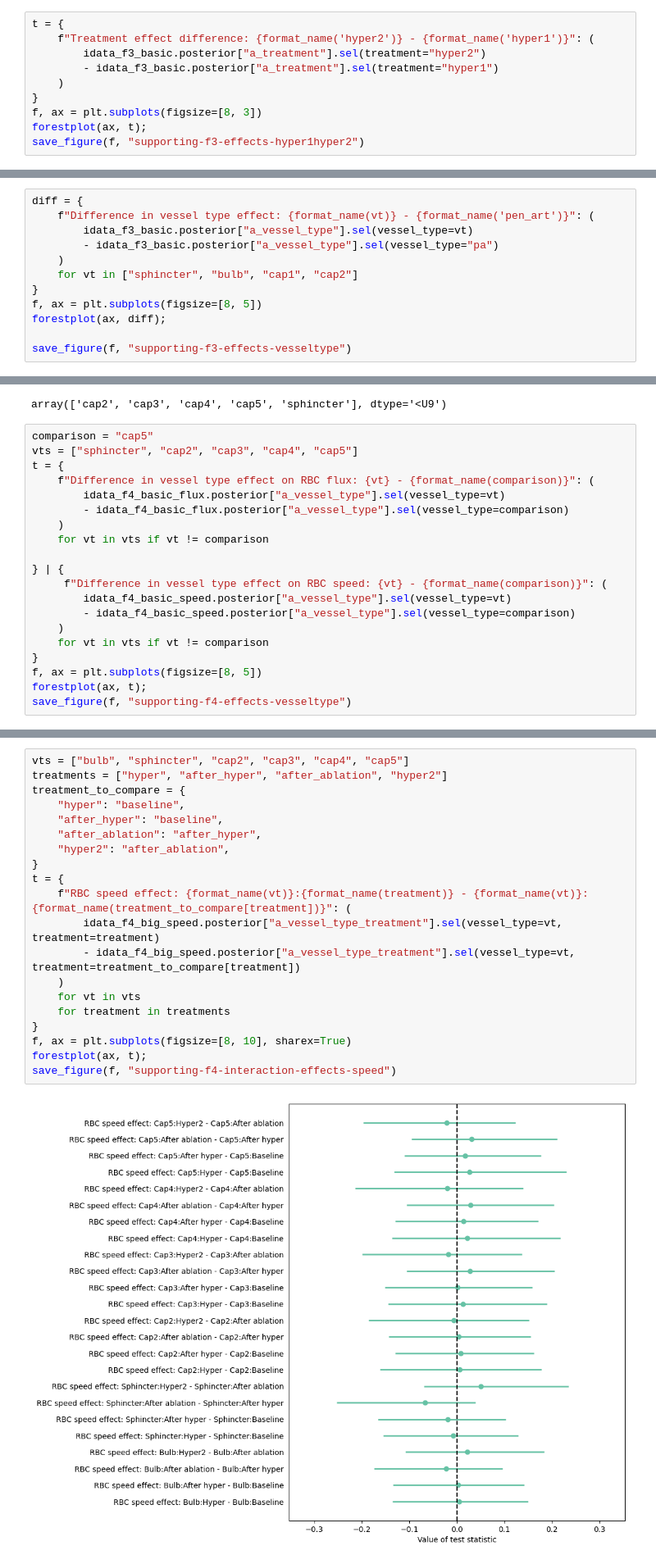
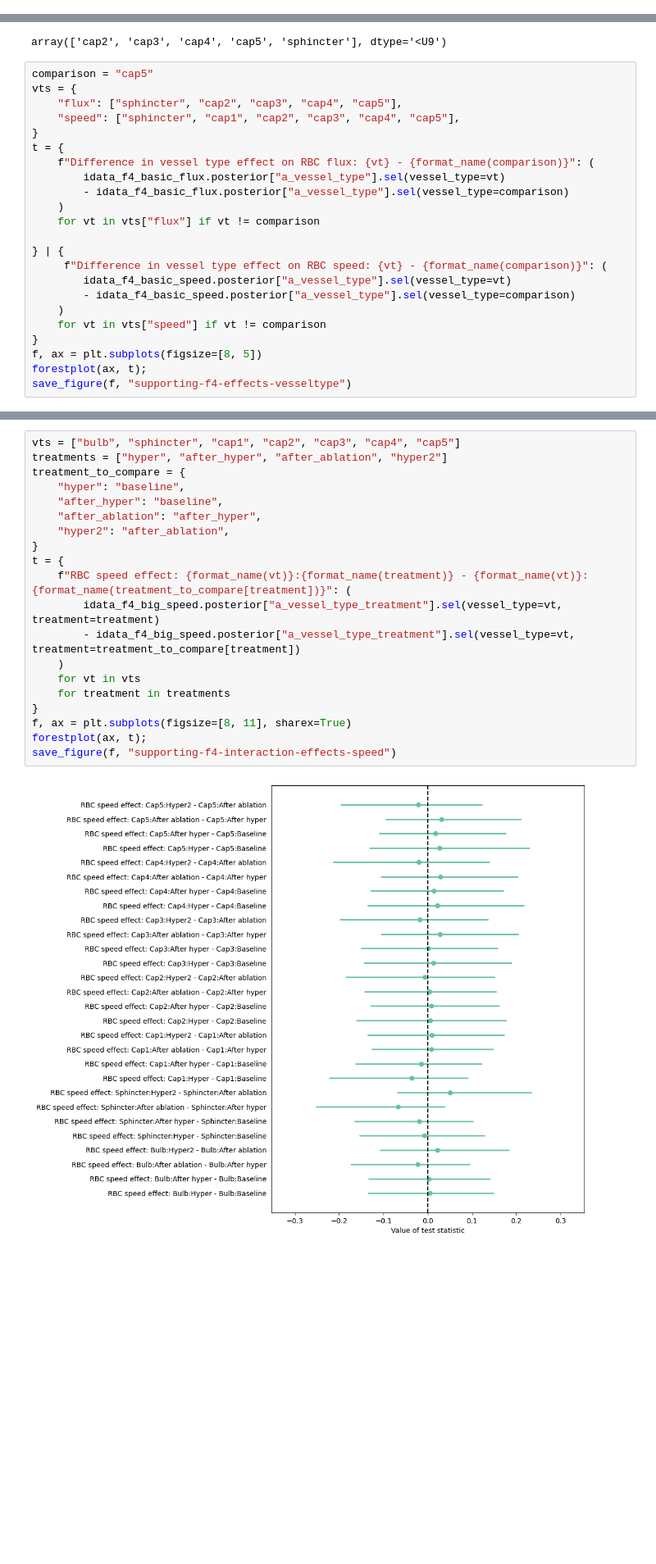
Before and after one commit to teddygroves/sphincter, a Jupyter notebook: sphincter/Supporting figures.ipynb, the cells around one changed output, grey strips where cells are left out. Shown at 82% size. Cells and saved outputs as stored; diff of their text form; blank space fills up the shorter version.

Commit message:
Supporting figure corrections

```diff
--- a/sphincter/Supporting figures.ipynb
+++ b/sphincter/Supporting figures.ipynb
@@ -243,12 +282,2 @@ save_figure(f, "supporting-f3-effects-age")
 # %% [output]
 [figure]
-# %%
-t = {
-    f"Treatment effect difference: {format_name('hyper2')} - {format_name('hyper1')}": (
-        idata_f3_basic.posterior["a_treatment"].sel(treatment="hyper2")
-        - idata_f3_basic.posterior["a_treatment"].sel(treatment="hyper1")
-    )
-}
-f, ax = plt.subplots(figsize=[8, 3])
-forestplot(ax, t);
-save_figure(f, "supporting-f3-effects-hyper1hyper2")
@@ -257,12 +283,0 @@ save_figure(f, "supporting-f3-effects-hyper1hyper2")
-# %%
-diff = {
-    f"Difference in vessel type effect: {format_name(vt)} - {format_name('pen_art')}": (
-        idata_f3_basic.posterior["a_vessel_type"].sel(vessel_type=vt)
-        - idata_f3_basic.posterior["a_vessel_type"].sel(vessel_type="pa")
-    )
-    for vt in ["sphincter", "bulb", "cap1", "cap2"]
-}
-f, ax = plt.subplots(figsize=[8, 5])
-forestplot(ax, diff);
-
-save_figure(f, "supporting-f3-effects-vesseltype")
@@ -326,20 +354,23 @@ idata_f4_basic_flux.posterior.coords["vessel_type"].values
 array(['cap2', 'cap3', 'cap4', 'cap5', 'sphincter'], dtype='<U9')
 # %%
 comparison = "cap5"
-vts = ["sphincter", "cap2", "cap3", "cap4", "cap5"]
+vts = {
+    "flux": ["sphincter", "cap2", "cap3", "cap4", "cap5"],
+    "speed": ["sphincter", "cap1", "cap2", "cap3", "cap4", "cap5"],
+}
 t = {
     f"Difference in vessel type effect on RBC flux: {vt} - {format_name(comparison)}": (
         idata_f4_basic_flux.posterior["a_vessel_type"].sel(vessel_type=vt)
         - idata_f4_basic_flux.posterior["a_vessel_type"].sel(vessel_type=comparison)
     )
-    for vt in vts if vt != comparison
+    for vt in vts["flux"] if vt != comparison
 
 } | {
      f"Difference in vessel type effect on RBC speed: {vt} - {format_name(comparison)}": (
         idata_f4_basic_speed.posterior["a_vessel_type"].sel(vessel_type=vt)
         - idata_f4_basic_speed.posterior["a_vessel_type"].sel(vessel_type=comparison)
     )
-    for vt in vts if vt != comparison
+    for vt in vts["speed"] if vt != comparison
 }
 f, ax = plt.subplots(figsize=[8, 5])
 forestplot(ax, t);
@@ -361,27 +392,27 @@ save_figure(f, "supporting-f4-sds")
 # %% [output]
 [figure]
 # %%
-vts = ["bulb", "sphincter", "cap2", "cap3", "cap4", "cap5"]
+vts = ["bulb", "sphincter", "cap1", "cap2", "cap3", "cap4", "cap5"]
 treatments = ["hyper", "after_hyper", "after_ablation", "hyper2"]
 treatment_to_compare = {
     "hyper": "baseline",
     "after_hyper": "baseline",
     "after_ablation": "after_hyper",
     "hyper2": "after_ablation",
 }
 t = {
     f"RBC speed effect: {format_name(vt)}:{format_name(treatment)} - {format_name(vt)}:{format_name(treatment_to_compare[treatment])}": (
         idata_f4_big_speed.posterior["a_vessel_type_treatment"].sel(vessel_type=vt, treatment=treatment)
         - idata_f4_big_speed.posterior["a_vessel_type_treatment"].sel(vessel_type=vt, treatment=treatment_to_compare[treatment])
     )
     for vt in vts
     for treatment in treatments
 }
-f, ax = plt.subplots(figsize=[8, 10], sharex=True)
+f, ax = plt.subplots(figsize=[8, 11], sharex=True)
 forestplot(ax, t);
 save_figure(f, "supporting-f4-interaction-effects-speed")
 # %% [output]
-[figure, old version]
+[figure, new version]
 # %%
 vts = ['sphincter', 'cap2', 'cap3', 'cap4', 'cap5']
 treatments = ['hyper', 'after_hyper', 'after_ablation', 'hyper2']
```
Also changed, not shown: parts of 8 cells of this notebook, 41 other files.
